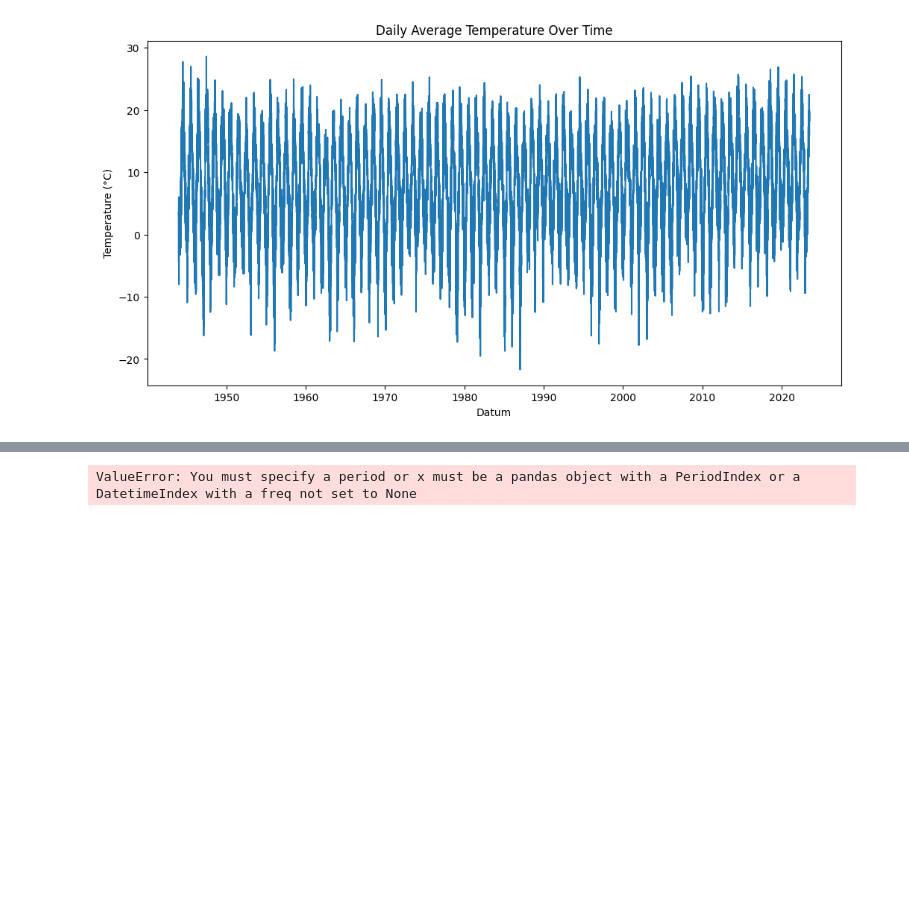
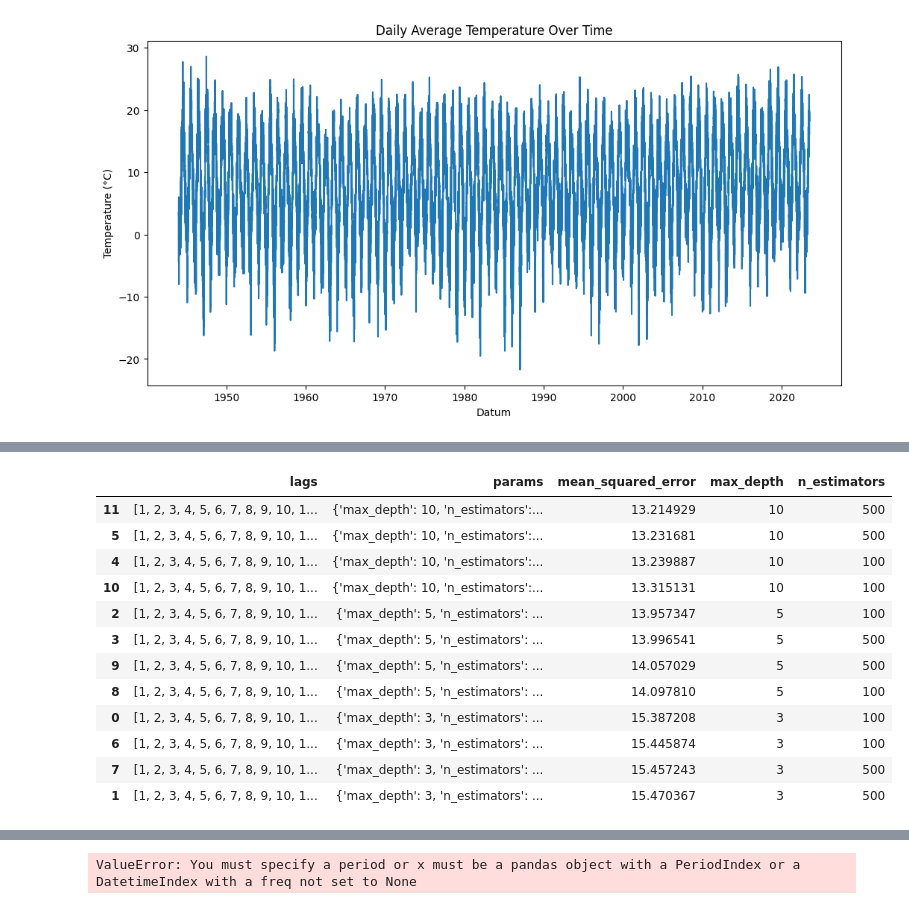
Before and after one commit to msteele919/projectwork, a Jupyter notebook: brainstorming/temp_prediktion/temp_pred_save.ipynb, the cells around one changed output, grey strips where cells are left out. Cells and saved outputs as stored; diff of their text form; code cells hidden in the pictures; blank space fills up the shorter version.

```diff
--- a/brainstorming/temp_prediktion/temp_pred_save.ipynb
+++ b/brainstorming/temp_prediktion/temp_pred_save.ipynb
@@ -192,0 +368,28 @@ plt.show()
+# %%
+forecaster = ForecasterAutoreg(
+    regressor = RandomForestRegressor(random_state = 42),
+    lags = 14
+)
+
+#lags used as predictors
+
+lags_grid = [14, 30]
+
+#Regressor's hyperparameters
+param_grid = {'n_estimators': [100,500],
+              'max_depth': [3, 5, 10]}
+
+results_grid = grid_search_forecaster(
+     forecaster         = forecaster,
+                        y = data_train['Snittemperatur'],
+                        param_grid = param_grid,
+                        lags_grid = lags_grid,
+                        steps = 14,
+                        refit= False,
+                        metric = 'mean_squared_error',
+                        initial_train_size = int(len(data_train)*0.5),
+                        fixed_train_size = False,
+                        return_best = True,
+                        n_jobs = 'auto',
+                        verbose = False
+)
@@ -192,0 +403,16 @@ plt.show()
+# %%
+results_grid
+# %% [output]
+|  | lags | params | mean_squared_error | max_depth | n_estimators |
+| 11 | [1, 2, 3, 4, 5, 6, 7, 8, 9, 10, 1... | {'max_depth': 10, 'n_estimators':... | 13.214929 | 10 | 500 |
+| 5 | [1, 2, 3, 4, 5, 6, 7, 8, 9, 10, 1... | {'max_depth': 10, 'n_estimators':... | 13.231681 | 10 | 500 |
+| 4 | [1, 2, 3, 4, 5, 6, 7, 8, 9, 10, 1... | {'max_depth': 10, 'n_estimators':... | 13.239887 | 10 | 100 |
+| 10 | [1, 2, 3, 4, 5, 6, 7, 8, 9, 10, 1... | {'max_depth': 10, 'n_estimators':... | 13.315131 | 10 | 100 |
+| 2 | [1, 2, 3, 4, 5, 6, 7, 8, 9, 10, 1... | {'max_depth': 5, 'n_estimators': ... | 13.957347 | 5 | 100 |
+| 3 | [1, 2, 3, 4, 5, 6, 7, 8, 9, 10, 1... | {'max_depth': 5, 'n_estimators': ... | 13.996541 | 5 | 500 |
+| 9 | [1, 2, 3, 4, 5, 6, 7, 8, 9, 10, 1... | {'max_depth': 5, 'n_estimators': ... | 14.057029 | 5 | 500 |
+| 8 | [1, 2, 3, 4, 5, 6, 7, 8, 9, 10, 1... | {'max_depth': 5, 'n_estimators': ... | 14.097810 | 5 | 100 |
+| 0 | [1, 2, 3, 4, 5, 6, 7, 8, 9, 10, 1... | {'max_depth': 3, 'n_estimators': ... | 15.387208 | 3 | 100 |
+| 6 | [1, 2, 3, 4, 5, 6, 7, 8, 9, 10, 1... | {'max_depth': 3, 'n_estimators': ... | 15.445874 | 3 | 100 |
+| 7 | [1, 2, 3, 4, 5, 6, 7, 8, 9, 10, 1... | {'max_depth': 3, 'n_estimators': ... | 15.457243 | 3 | 500 |
+| 1 | [1, 2, 3, 4, 5, 6, 7, 8, 9, 10, 1... | {'max_depth': 3, 'n_estimators': ... | 15.470367 | 3 | 500 |
```
Also changed, not shown: parts of 29 cells of this notebook.
